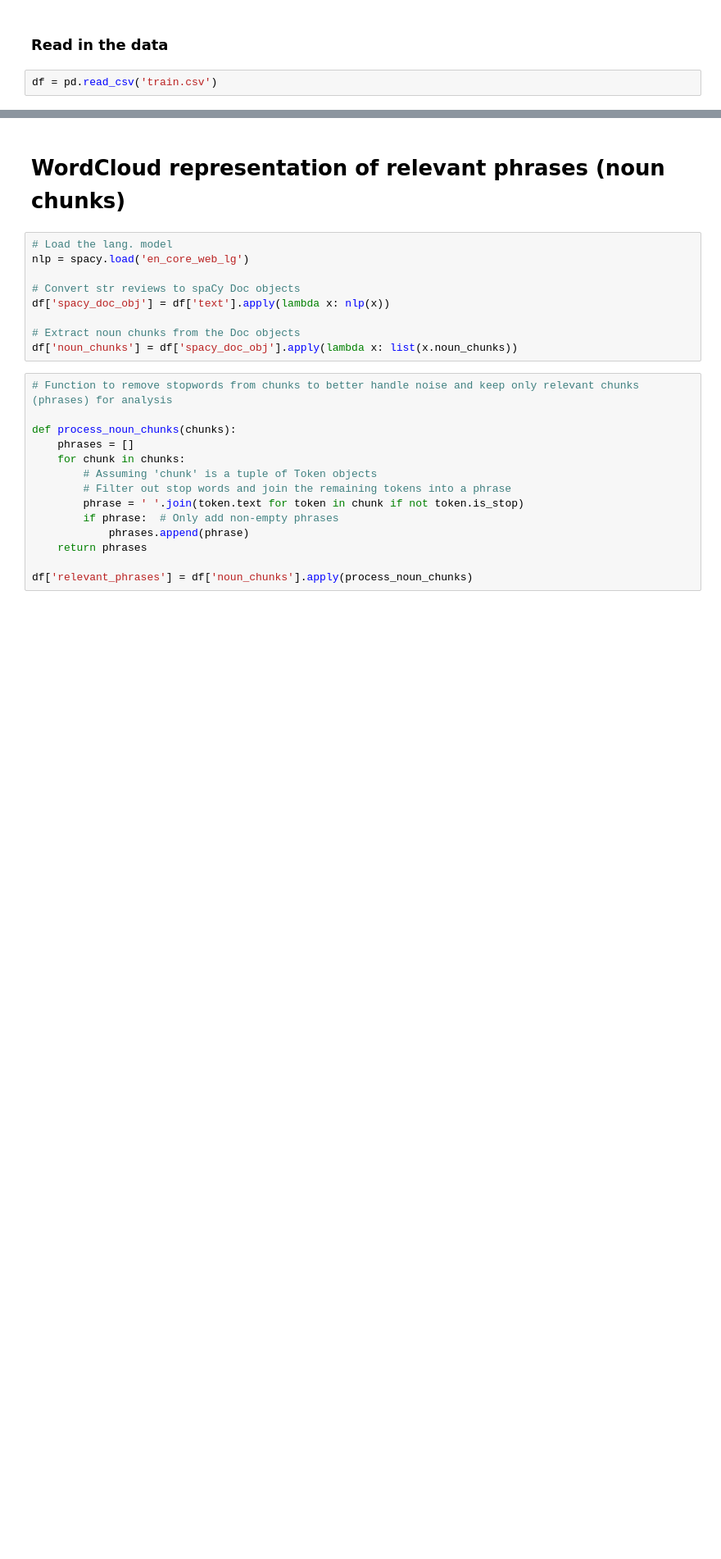
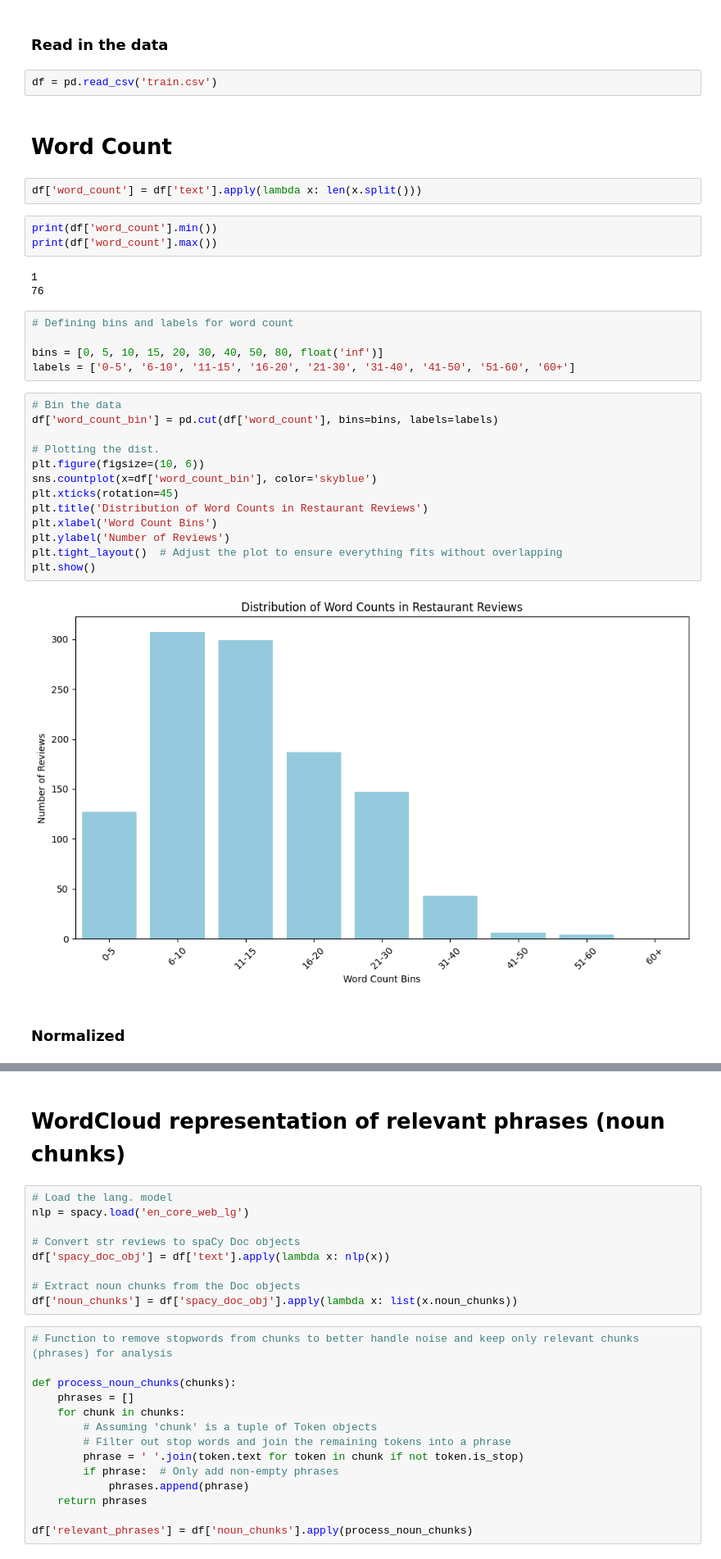
Before and after one commit to Nadav-Nesher/entity_aspect_analysis, a Jupyter notebook: EDA.ipynb, the cells around one changed output, grey strips where cells are left out. Shown at 82% size. Drawn from its saved outputs; the diff is of its cells as text; blank space fills up the shorter version.

```diff
--- a/EDA.ipynb
+++ b/EDA.ipynb
@@ -10,3 +13,35 @@ import matplotlib.pyplot as plt
 ### Read in the data
 # %%
 df = pd.read_csv('train.csv')
+# %% [markdown]
+# Word Count
+# %%
+df['word_count'] = df['text'].apply(lambda x: len(x.split()))
+# %%
+print(df['word_count'].min())
+print(df['word_count'].max())
+# %% [output]
+1
+76
+# %%
+# Defining bins and labels for word count
+
+bins = [0, 5, 10, 15, 20, 30, 40, 50, 80, float('inf')]
+labels = ['0-5', '6-10', '11-15', '16-20', '21-30', '31-40', '41-50', '51-60', '60+']
+# %%
+# Bin the data
+df['word_count_bin'] = pd.cut(df['word_count'], bins=bins, labels=labels)
+
+# Plotting the dist.
+plt.figure(figsize=(10, 6))
+sns.countplot(x=df['word_count_bin'], color='skyblue')
+plt.xticks(rotation=45)
+plt.title('Distribution of Word Counts in Restaurant Reviews')
+plt.xlabel('Word Count Bins')
+plt.ylabel('Number of Reviews')
+plt.tight_layout()  # Adjust the plot to ensure everything fits without overlapping
+plt.show()
+# %% [output]
+[figure, added]
+# %% [markdown]
+### Normalized
```
Also changed, not shown: parts of 10 cells of this notebook.
